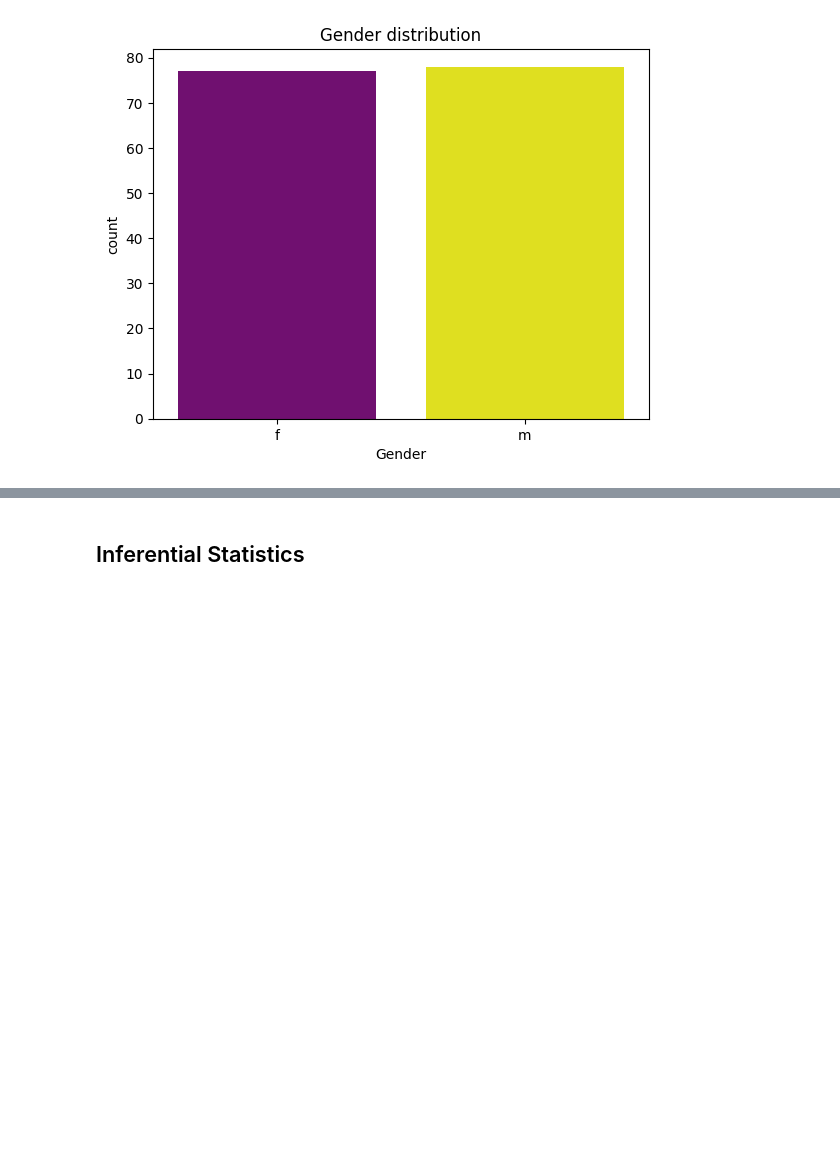
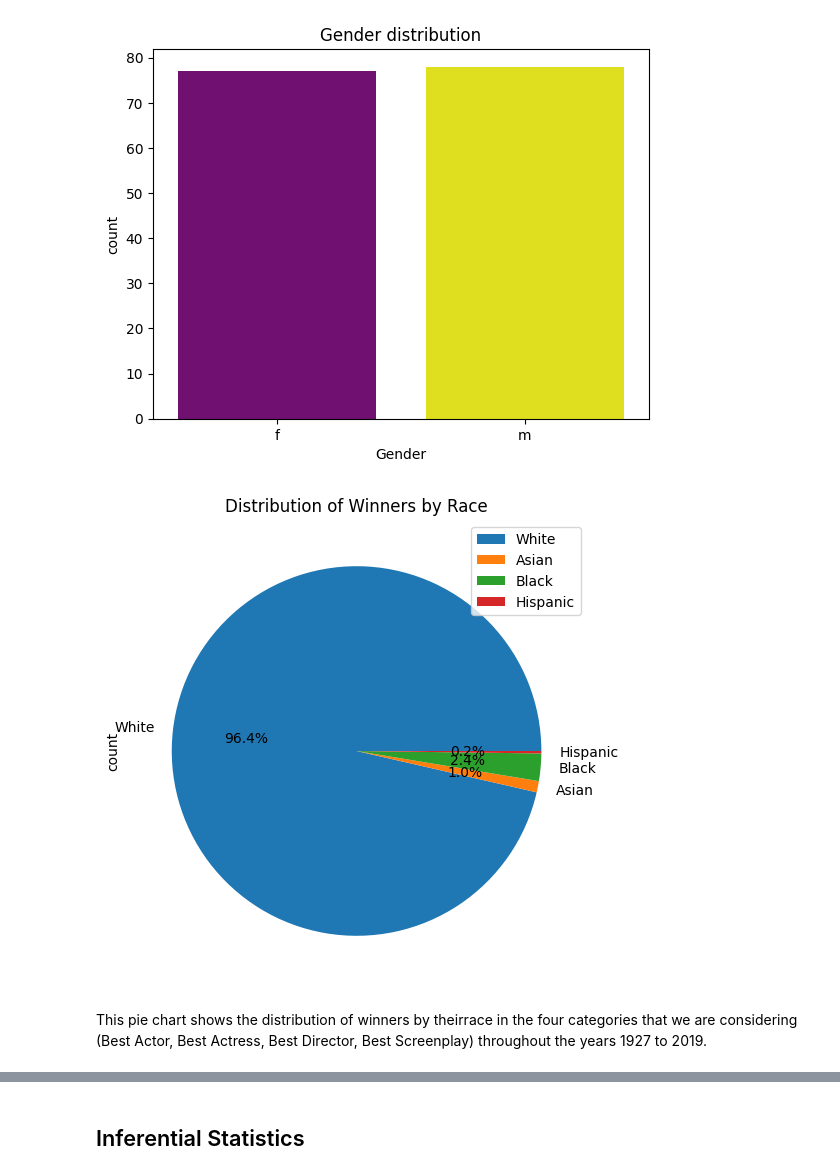
Before and after one commit to ki-kira/testcogs108, a Jupyter notebook: FinalProject_Group060_WI25.ipynb, the cells around one changed output, grey strips where cells are left out. Drawn from its saved outputs; the diff is of its cells as text; code cells hidden in the pictures; blank space fills up the shorter version.

```diff
--- a/FinalProject_Group060_WI25.ipynb
+++ b/FinalProject_Group060_WI25.ipynb
@@ -248,3 +248,16 @@ Passing `palette` without assigning `hue` is deprecated and will be removed in v
 
   sns.countplot(x = data2['Gender'],  palette={'m':'yellow','f':'purple'})
 [figure]
+# %%
+#Create pie chart of race
+order = ['White', 'Asian', 'Black', 'Hispanic'];
+race_counts = data1['Race'].value_counts();
+race_counts = race_counts.reindex([race for race in order if race in race_counts.index])
+
+pie_chart = race_counts.plot.pie(autopct='%1.1f%%',figsize=(6,6), color=['blue', 'orange', 'green', 'red'][:len(race_counts)]);
+plt.legend(race_counts.index, loc='best');
+plt.title('Distribution of Winners by Race');
+# %% [output]
+[figure, added]
+# %% [markdown]
+This pie chart shows the distribution of winners by theirrace in the four categories that we are considering (Best Actor, Best Actress, Best Director, Best Screenplay) throughout the years 1927 to 2019.
```
Also changed, not shown: parts of 19 cells of this notebook.
